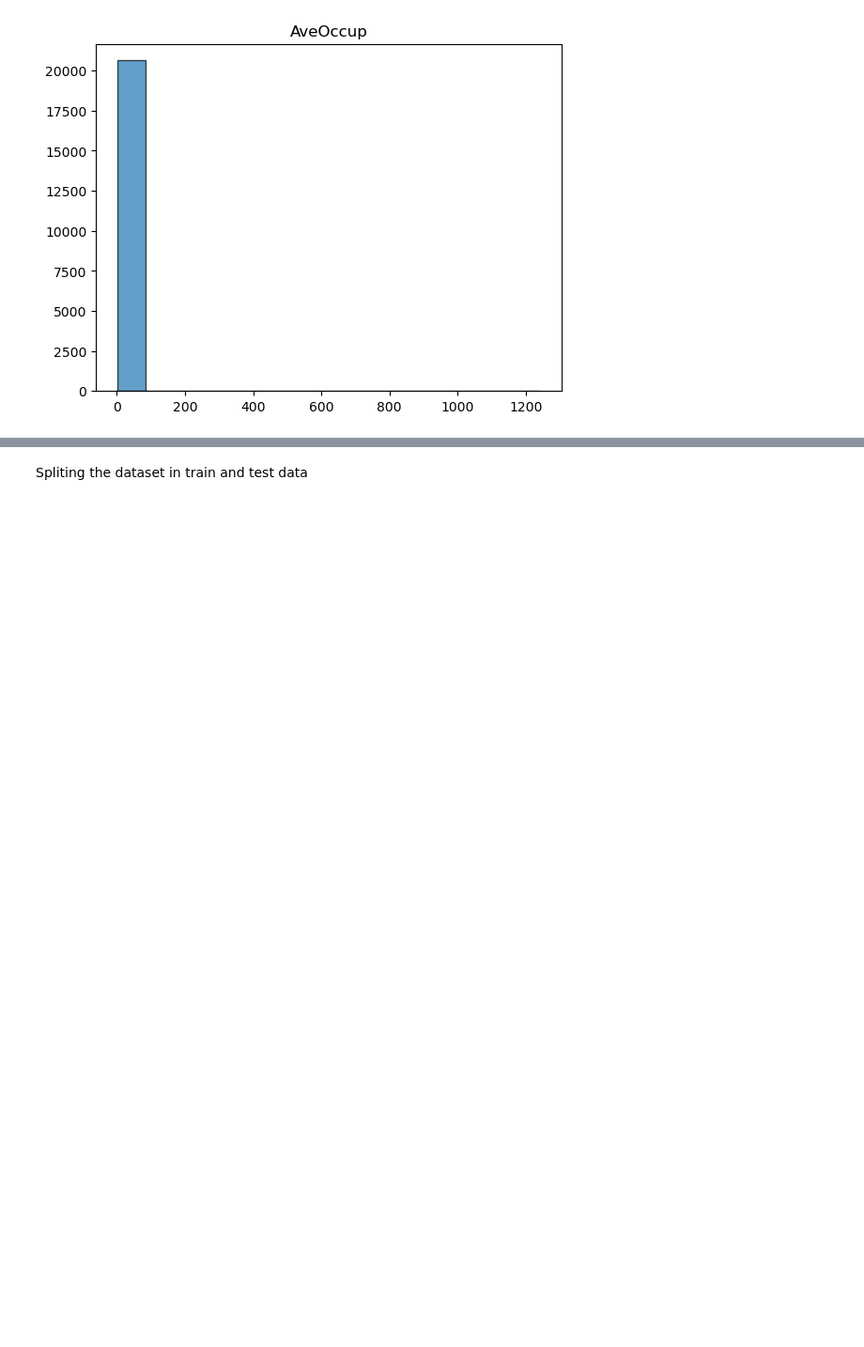
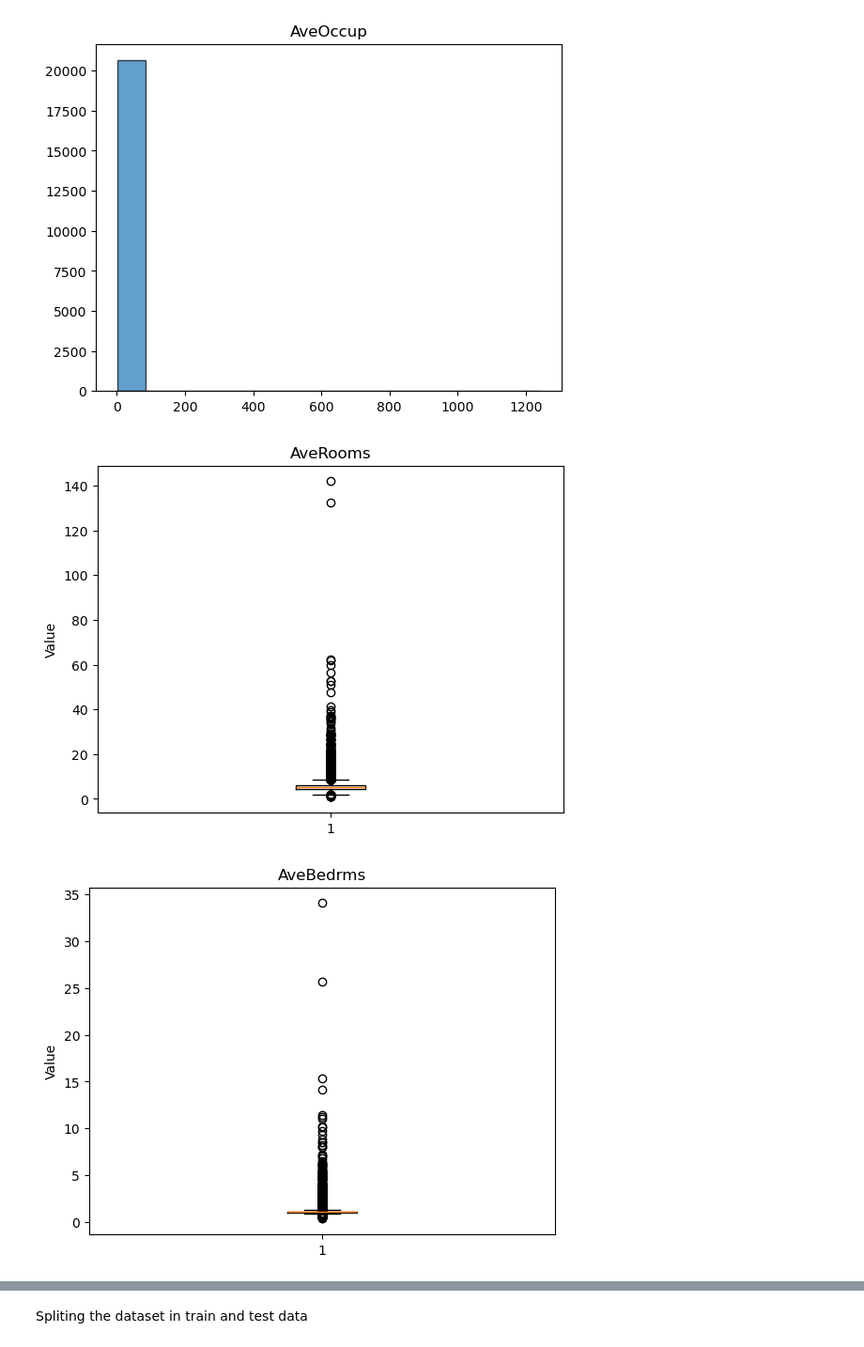
Before and after one commit to jorgeDongoG/ENEI-2025-ML1-Tarea1, a Jupyter notebook: scripts/Notebook.ipynb, the cells around one changed output, grey strips where cells are left out. Shown at 94% size. Drawn from its saved outputs; the diff is of its cells as text; code cells hidden in the pictures; blank space fills up the shorter version.

```diff
--- a/scripts/Notebook.ipynb
+++ b/scripts/Notebook.ipynb
@@ -65,3 +87,11 @@ print('Excepting ')
 [figure]
 [figure]
 [figure]
+# %%
+for target in ['AveRooms', 'AveBedrms', 'Population', 'AveOccup']:
+    plt.boxplot(X[target])
+    plt.title(target)
+    plt.show()
+# %% [output]
+[figure, added]
+[figure, added]
```
Also changed, not shown: parts of 10 cells of this notebook.
